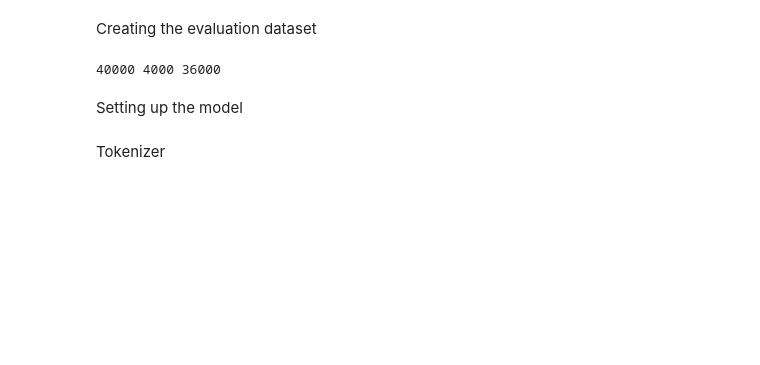
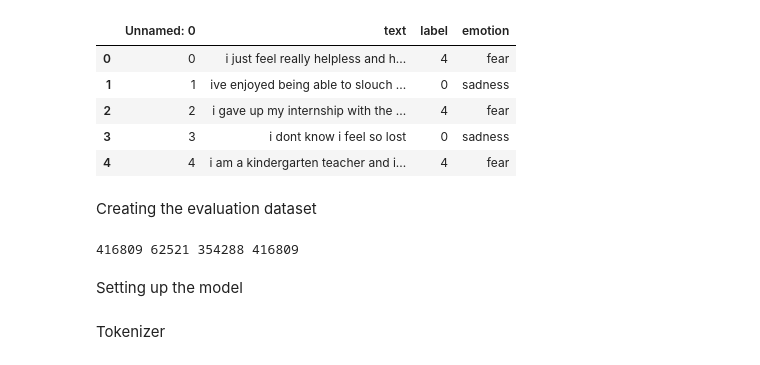
Before and after one commit to shivaheidari/LLMs_Emotion_Detection, a Jupyter notebook: Model/Model.ipynb, the cells around one changed output. Cells and saved outputs as stored; diff of their text form; code cells hidden in the pictures; blank space fills up the shorter version.

```diff
--- a/Model/Model.ipynb
+++ b/Model/Model.ipynb
@@ -7,5 +7,6 @@ from torch.utils.data import TensorDataset, DataLoader, RandomSampler, Sequentia
 from transformers import AdamW, get_linear_schedule_with_warmup
 import numpy as np
 # %%
-data = pd.read_csv("/content/tweet_emotions.csv")
+#data = pd.read_csv("/content/tweet_emotions.csv")
 #data = pd.read_csv("sample.csv")
+data = pd.read_csv("text.csv")
@@ -12,20 +22,44 @@ data = pd.read_csv("/content/tweet_emotions.csv")
 # %%
-emotions = data["sentiment"].unique()
-emotion_id = {emotion: i for i, emotion in enumerate(emotions)}
+# emotions = data["sentiment"].unique()
+# emotion_id = {emotion: i for i, emotion in enumerate(emotions)}
 
-data["emotion_id"] = data["sentiment"].map(emotion_id)
+# data["emotion_id"] = data["sentiment"].map(emotion_id)
+# %%
+mapping = {0 : "sadness",
+           1 : "joy",
+           2 : "love",
+           3 : "anger",
+           4 : "fear",
+           5 : "surprise"
+}
+
+data["emotion"] =  data["label"].map(mapping)
+# %%
+data.head()
+# %% [output]
+|  | Unnamed: 0 | text | label | emotion |
+| 0 | 0 | i just feel really helpless and h... | 4 | fear |
+| 1 | 1 | ive enjoyed being able to slouch ... | 0 | sadness |
+| 2 | 2 | i gave up my internship with the ... | 4 | fear |
+| 3 | 3 | i dont know i feel so lost | 0 | sadness |
+| 4 | 4 | i am a kindergarten teacher and i... | 4 | fear |
 # %% [markdown]
 Creating the evaluation dataset
 # %%
+
 np.random.seed(42)
-eval_ratio = 0.1
+data = data.sample(frac=1).reset_index(drop=True)
+
+eval_ratio = 0.15
 total = data.shape[0]
 eval_end = int(total * eval_ratio)
+
 eval_data = data[:eval_end]
+
 data = data[eval_end:]
-print(total, len(eval_data), len(data))
+print(total, len(eval_data), len(data), len(eval_data) + len(data))
 # %% [output]
-40000 4000 36000
+416809 62521 354288 416809
 # %% [markdown]
 Setting up the model
 # %%
```
Also changed, not shown: parts of 13 cells of this notebook.
